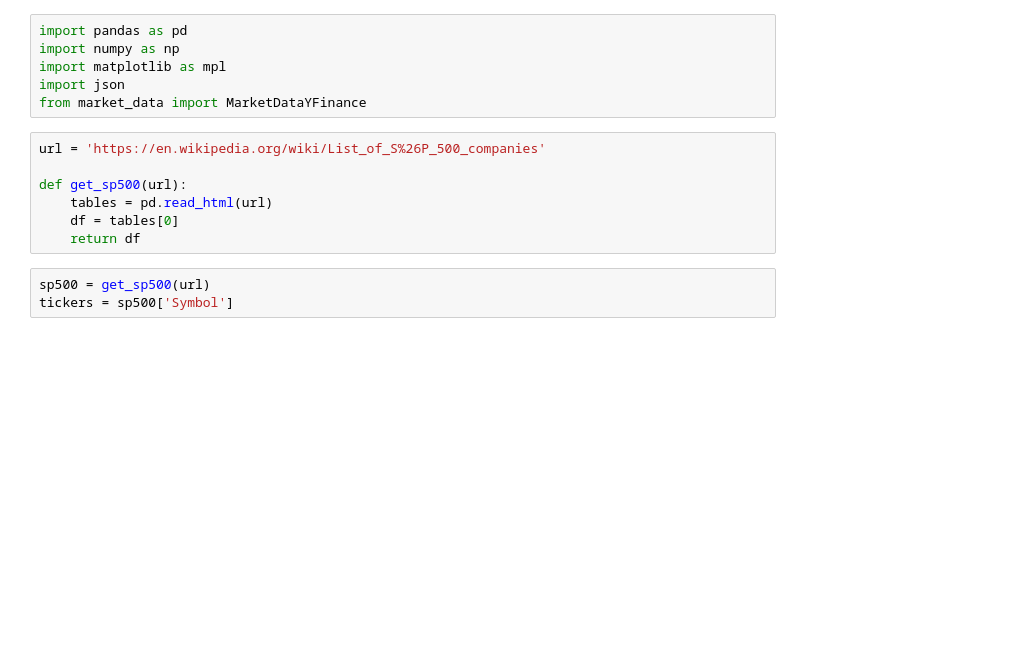
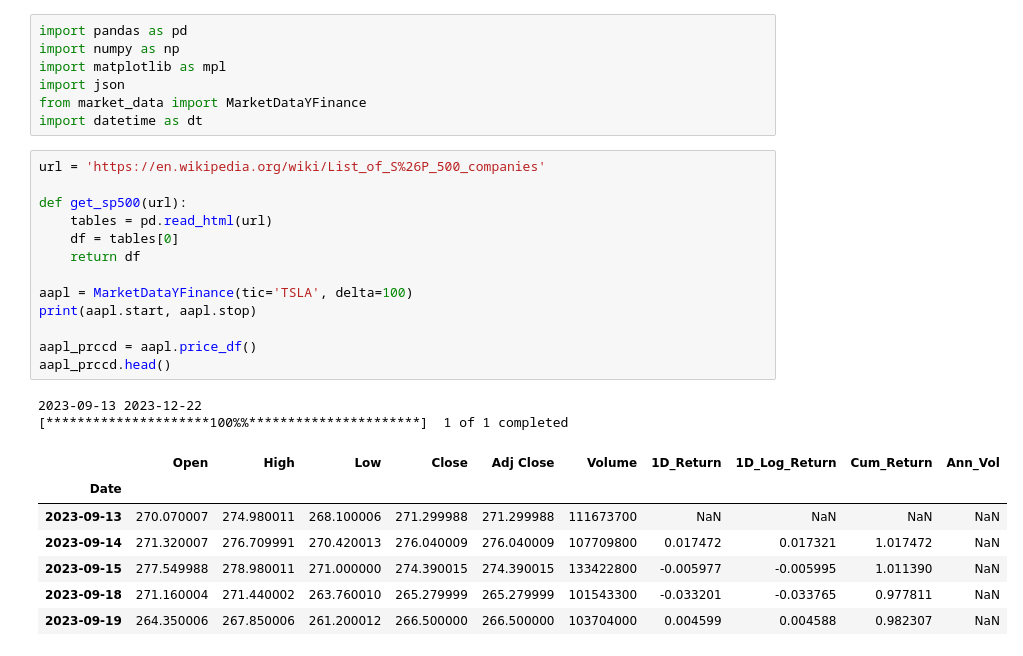
Before and after one commit to talhajamal11/Market-Updates, a Jupyter notebook: src/main.ipynb, the cells around one changed output. Saved outputs shown, nothing was run; the diff lists cells and outputs as text; blank space fills up the shorter version.

```diff
--- a/src/main.ipynb
+++ b/src/main.ipynb
@@ -4,13 +4,27 @@ import numpy as np
 import matplotlib as mpl
 import json
 from market_data import MarketDataYFinance
+import datetime as dt
 # %%
 url = 'https://en.wikipedia.org/wiki/List_of_S%26P_500_companies'
 
 def get_sp500(url):
     tables = pd.read_html(url)
     df = tables[0]
     return df
+
+aapl = MarketDataYFinance(tic='TSLA', delta=100)
+print(aapl.start, aapl.stop)
+
+aapl_prccd = aapl.price_df()
+aapl_prccd.head()
+# %% [output]
+2023-09-13 2023-12-22
+[*********************100%%**********************]  1 of 1 completed
+|  | Open | High | Low | Close | Adj Close | Volume | 1D_Return | 1D_Log_Return | Cum_Return | Ann_Vol |
+| Date |  |  |  |  |  |  |  |  |  |  |
+| 2023-09-13 | 270.070007 | 274.980011 | 268.100006 | 271.299988 | 271.299988 | 111673700 | NaN | NaN | NaN | NaN |
+| 2023-09-14 | 271.320007 | 276.709991 | 270.420013 | 276.040009 | 276.040009 | 107709800 | 0.017472 | 0.017321 | 1.017472 | NaN |
+| 2023-09-15 | 277.549988 | 278.980011 | 271.000000 | 274.390015 | 274.390015 | 133422800 | -0.005977 | -0.005995 | 1.011390 | NaN |
+| 2023-09-18 | 271.160004 | 271.440002 | 263.760010 | 265.279999 | 265.279999 | 101543300 | -0.033201 | -0.033765 | 0.977811 | NaN |
+| 2023-09-19 | 264.350006 | 267.850006 | 261.200012 | 266.500000 | 266.500000 | 103704000 | 0.004599 | 0.004588 | 0.982307 | NaN |
-# %%
-sp500 = get_sp500(url)
-tickers = sp500['Symbol']
```
Also changed, not shown: parts of 3 cells of this notebook, 2 other files.
